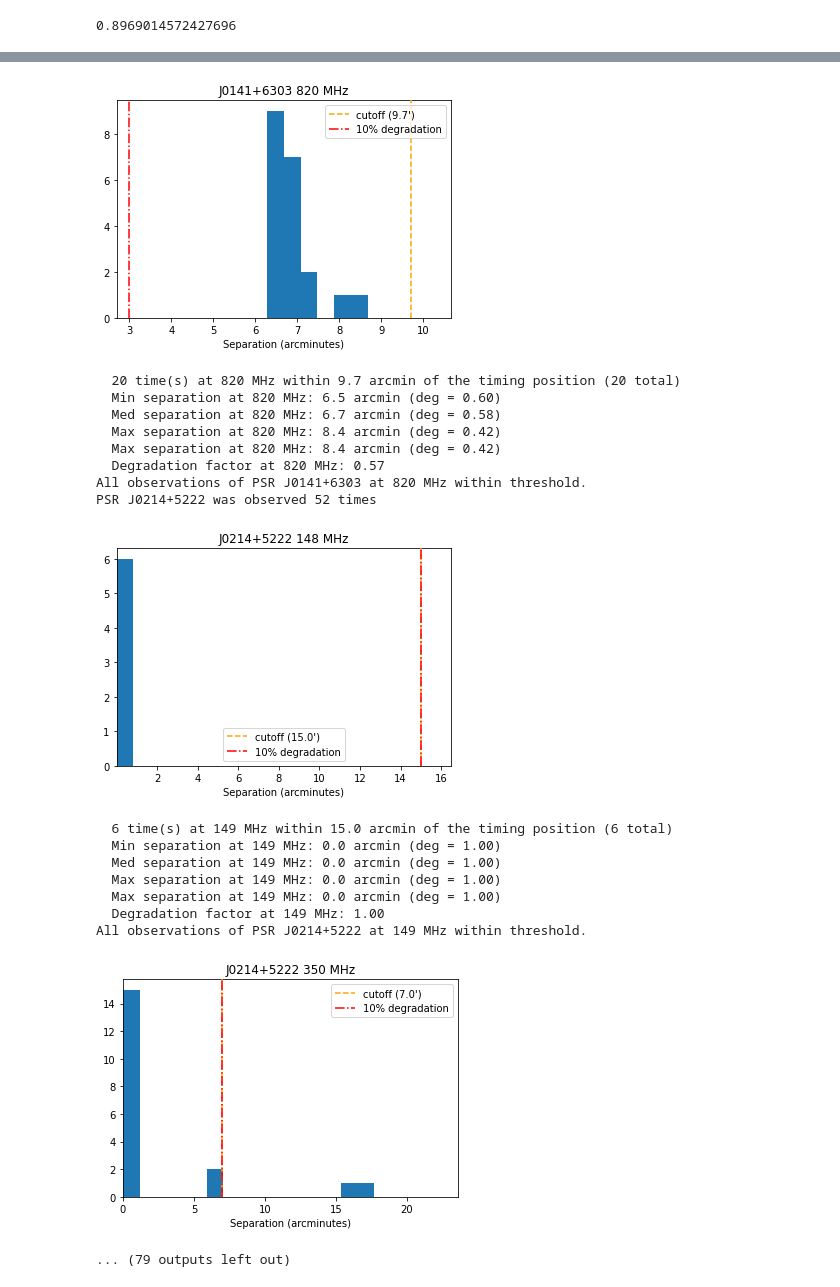
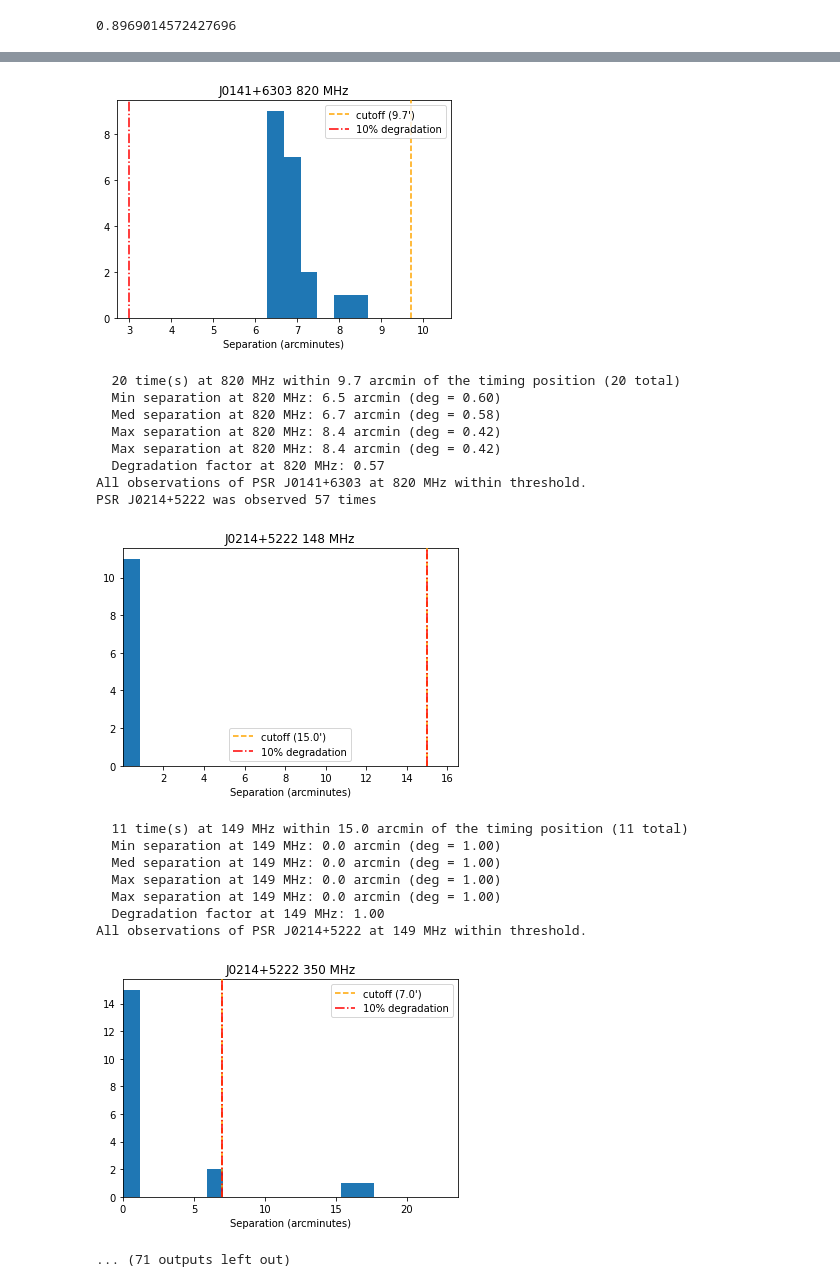
Before and after one commit to wcfiore/gbncc_viii, a Jupyter notebook: data/profile_pos_check.ipynb, the cells around one changed output, grey strips where cells are left out. Saved outputs shown, nothing was run; the diff lists cells and outputs as text; code cells hidden in the pictures.

Commit message:
Fixed mistaken negative file length leading to a nan deg factor

```diff
--- a/data/profile_pos_check.ipynb
+++ b/data/profile_pos_check.ipynb
@@ -267,9 +265,9 @@ for p in pars:
 
             freq_cut = [(f==ff) for f in freqs]
             seps_cut = (separations < st)
-            weights = lengths[freq_cut*seps_cut]
+            lengths_st = lengths[freq_cut*seps_cut]
 
-            lengths_file.write(f"{psr} {ff} {np.sum(lengths[freq_cut*seps_cut])}\n")
+            lengths_file.write(f"{psr} {ff} {np.sum(lengths_st)}\n")
 
             if ff < 100.0:
                 mindeg = deg_LWA1(minsep*u.arcmin)
@@ -292,7 +290,7 @@ for p in pars:
                 meddeg = deg_GBT(medsep*u.arcmin,ff*u.MHz)
                 degs   = deg_GBT(separations[freq_cut*seps_cut]*u.arcmin,ff*u.MHz)
 
-            deg_final = np.average(degs,weights=np.sqrt(weights)) # degradation of accepted files, weighted by sqrt(tobs)
+            deg_final = np.average(degs,weights=np.sqrt(lengths_st)) # degradation of accepted files, weighted by sqrt(tobs)
 
             freq=int(round(ff,0))
             if ff==42.45 or ff==71.85 or ff==1430:
@@ -341,36 +339,36 @@ PSR J0032+6946 was observed 81 times
   Med separation at 350 MHz: 8.4 arcmin (deg = 0.85)
   Max separation at 350 MHz: 26.7 arcmin (deg = 0.21)
   Max separation at 350 MHz: 26.7 arcmin (deg = 0.21)
   Degradation factor at 350 MHz: 0.89
 Writing J0032+6946_350.files
 [figure]
   32 time(s) at 820 MHz within 6.8 arcmin of the timing position (39 total)
   Min separation at 820 MHz: 0.0 arcmin (deg = 1.00)
   Med separation at 820 MHz: 3.8 arcmin (deg = 0.84)
   Max separation at 820 MHz: 14.5 arcmin (deg = 0.08)
   Max separation at 820 MHz: 14.5 arcmin (deg = 0.08)
   Degradation factor at 820 MHz: 0.89
 Writing J0032+6946_820.files
 PSR J0141+6303 was observed 37 times
 [figure]
   17 time(s) at 350 MHz within 13.5 arcmin of the timing position (17 total)
   Min separation at 350 MHz: 0.0 arcmin (deg = 1.00)
   Med separation at 350 MHz: 6.5 arcmin (deg = 0.91)
   Max separation at 350 MHz: 7.9 arcmin (deg = 0.87)
   Max separation at 350 MHz: 7.9 arcmin (deg = 0.87)
   Degradation factor at 350 MHz: 0.92
 All observations of PSR J0141+6303 at 350 MHz within threshold.
 [figure]
   20 time(s) at 820 MHz within 9.7 arcmin of the timing position (20 total)
   Min separation at 820 MHz: 6.5 arcmin (deg = 0.60)
   Med separation at 820 MHz: 6.7 arcmin (deg = 0.58)
   Max separation at 820 MHz: 8.4 arcmin (deg = 0.42)
   Max separation at 820 MHz: 8.4 arcmin (deg = 0.42)
   Degradation factor at 820 MHz: 0.57
 All observations of PSR J0141+6303 at 820 MHz within threshold.
-PSR J0214+5222 was observed 52 times
+PSR J0214+5222 was observed 57 times
-[figure, old version]
+[figure, new version]
-  6 time(s) at 149 MHz within 15.0 arcmin of the timing position (6 total)
+  11 time(s) at 149 MHz within 15.0 arcmin of the timing position (11 total)
   Min separation at 149 MHz: 0.0 arcmin (deg = 1.00)
   Med separation at 149 MHz: 0.0 arcmin (deg = 1.00)
   Max separation at 149 MHz: 0.0 arcmin (deg = 1.00)
@@ -378,7 +376,7 @@ PSR J0214+5222 was observed 52 times
   Degradation factor at 149 MHz: 1.00
 All observations of PSR J0214+5222 at 149 MHz within threshold.
 [figure]
-... (79 outputs left out)
+... (71 outputs left out)
 # %%
 J0957_ra  = "09:57:08.1229793"
 J0957_dec = "-06:19:37.50795"
```
Also changed, not shown: parts of 1 cell of this notebook, 4 other files.
